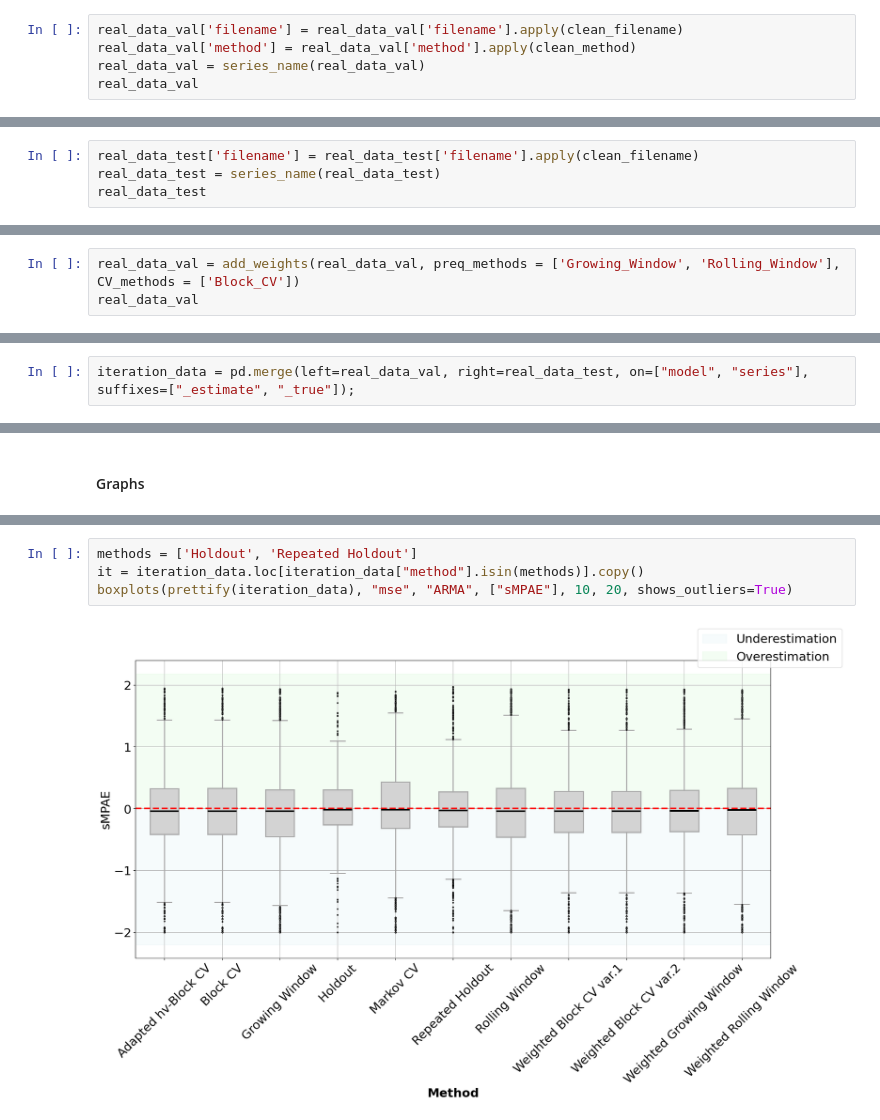
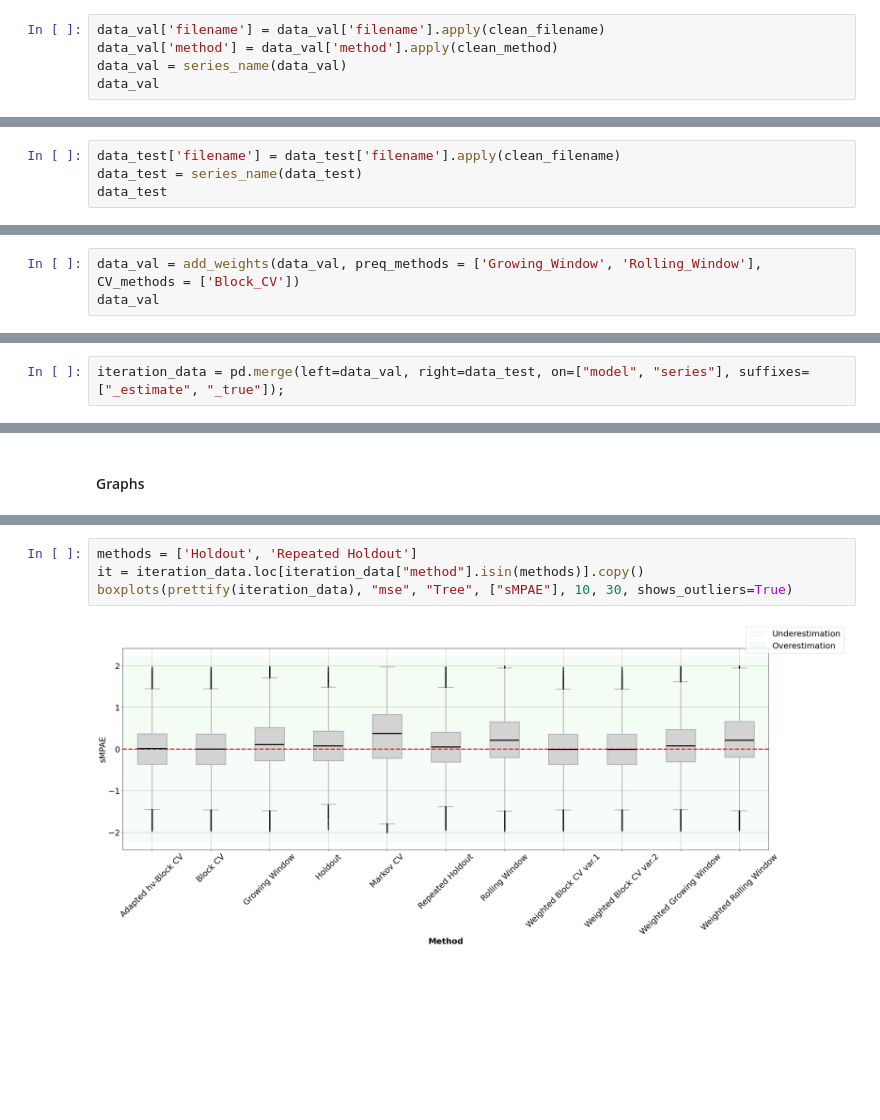
Before and after one commit to MiguelLoureiro98/timecave, a Jupyter notebook: experiments/processing_results.ipynb, the cells around one changed output, grey strips where cells are left out. Saved outputs shown, nothing was run; the diff lists cells and outputs as text; blank space fills up the shorter version.

Commit message:
running everything for synthetic data

```diff
--- a/experiments/processing_results.ipynb
+++ b/experiments/processing_results.ipynb
@@ -155,9 +243,9 @@ real_data_test
 # %% [markdown]
 ### Preprocessing results
 # %%
-real_data_val['filename'] = real_data_val['filename'].apply(clean_filename)
-real_data_val['method'] = real_data_val['method'].apply(clean_method)
-real_data_val = series_name(real_data_val)
-real_data_val
+data_val['filename'] = data_val['filename'].apply(clean_filename)
+data_val['method'] = data_val['method'].apply(clean_method)
+data_val = series_name(data_val)
+data_val
 # %% [output]
 |  | series | Field | method | iteration | model | mse | mae | rmse |
@@ -176,6 +264,6 @@ real_data_val
 # %%
-real_data_test['filename'] = real_data_test['filename'].apply(clean_filename)
-real_data_test = series_name(real_data_test)
-real_data_test
+data_test['filename'] = data_test['filename'].apply(clean_filename)
+data_test = series_name(data_test)
+data_test
 # %% [output]
 |  | series | Field | model | mse | mae | rmse |
@@ -194,5 +282,5 @@ real_data_test
 # %%
-real_data_val = add_weights(real_data_val, preq_methods = ['Growing_Window', 'Rolling_Window'], CV_methods = ['Block_CV'])
-real_data_val
+data_val = add_weights(data_val, preq_methods = ['Growing_Window', 'Rolling_Window'], CV_methods = ['Block_CV'])
+data_val
 # %% [output]
 |  | series | Field | method | iteration | model | mse | mae | rmse | weights |
@@ -286,5 +374,5 @@ under_over_by_method(estimates, 'mse')
 # %%
-iteration_data = pd.merge(left=real_data_val, right=real_data_test, on=["model", "series"], suffixes=["_estimate", "_true"]);
+iteration_data = pd.merge(left=data_val, right=data_test, on=["model", "series"], suffixes=["_estimate", "_true"]);
 # %%
 metrics = val_metrics_per_iteration(iteration_data, 'mse', methods_list=['Block_CV_with_weights', 'Block_CV'])
 metrics
@@ -366,9 +454,9 @@ boxplots(prettify(it), "mse", "Tree", ["sMPAE"], 15, 7, shows_outliers=True)
 # %%
 methods = ['Holdout', 'Repeated Holdout']
 it = iteration_data.loc[iteration_data["method"].isin(methods)].copy()
-boxplots(prettify(iteration_data), "mse", "ARMA", ["sMPAE"], 10, 20, shows_outliers=True)
+boxplots(prettify(iteration_data), "mse", "Tree", ["sMPAE"], 10, 30, shows_outliers=True)
 # %% [output]
-[figure, old version]
+[figure, new version]
 # %%
 boxplots_per_iteration(prettify(iteration_data), "mse", "ARMA", pretty_methods["Growing_Window"], ["sMPAE"], 10, 5);
 # %% [output]
```
Also changed, not shown: parts of 32 cells of this notebook.
